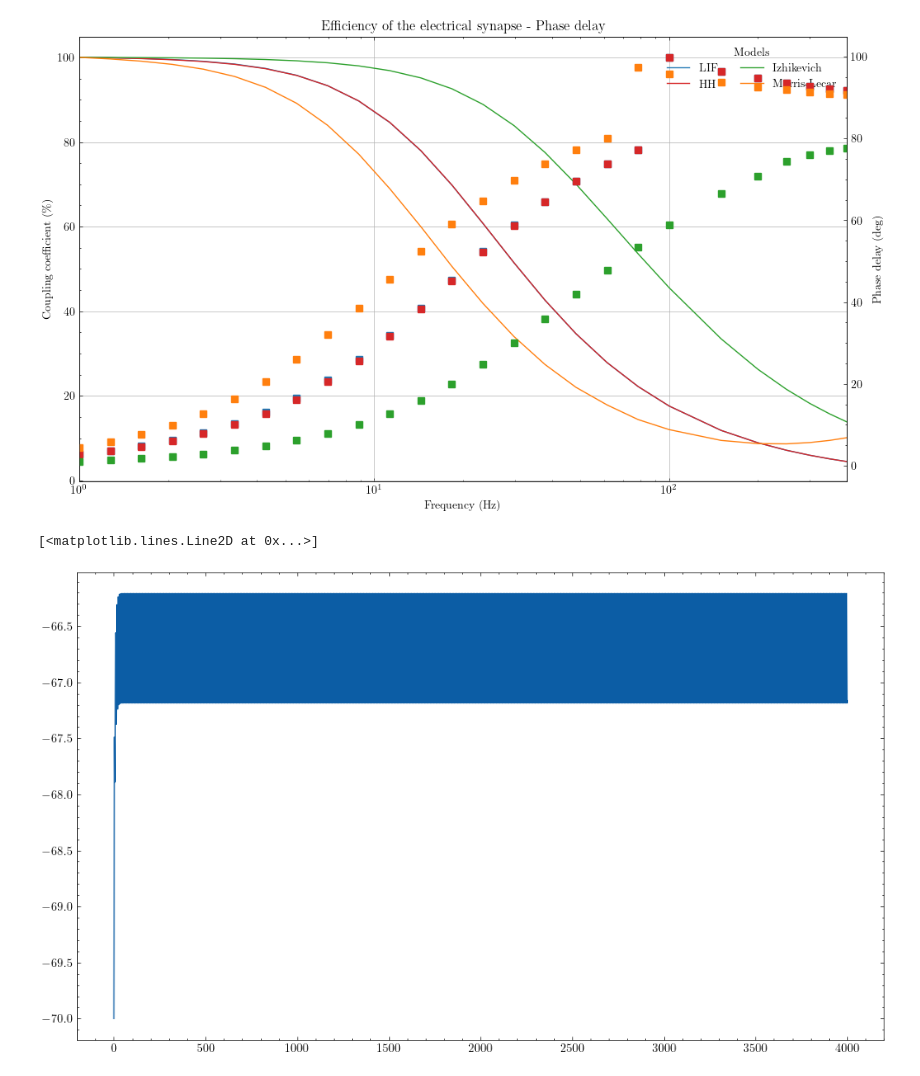
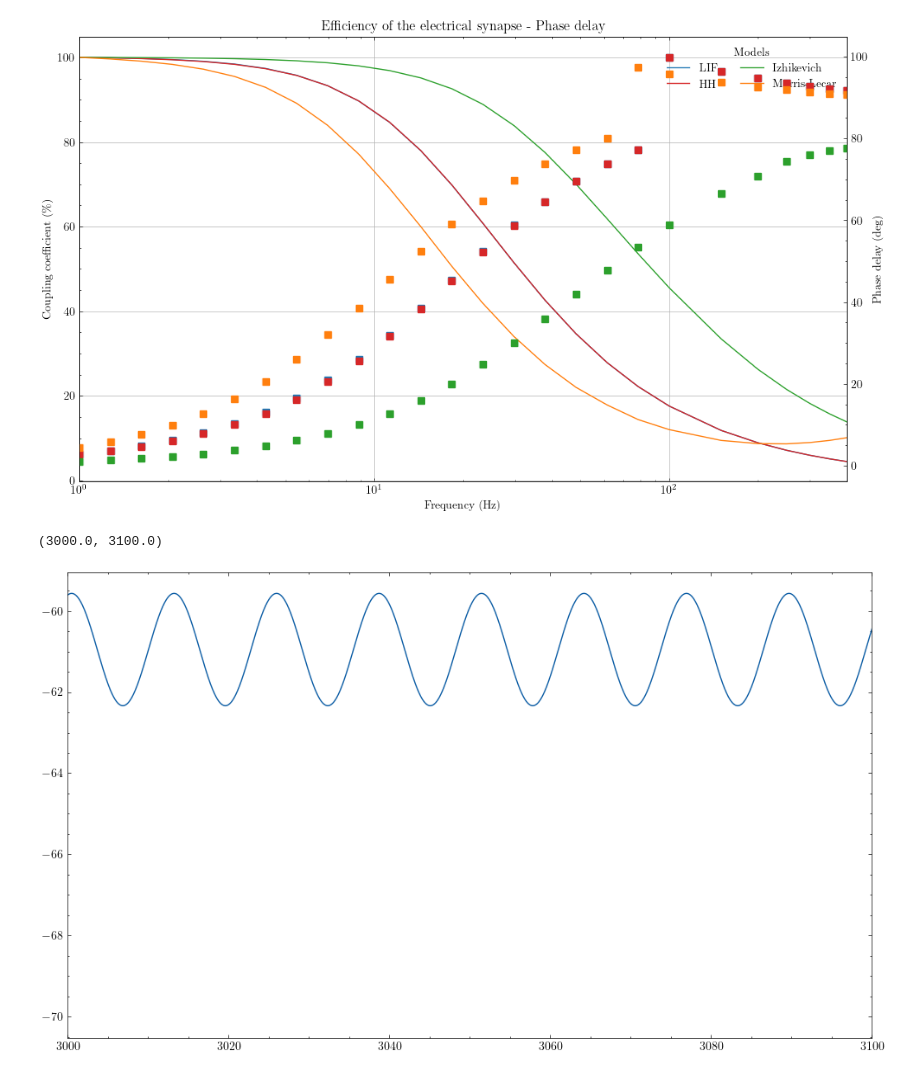
Before and after one commit to Sir-Bip-Bop/Gap-Junction-Coupling-Studies, a Jupyter notebook: efficiency.ipynb, the cells around one changed output. Cells and saved outputs as stored; diff of their text form; code cells hidden in the pictures.

```diff
--- a/efficiency.ipynb
+++ b/efficiency.ipynb
@@ -26,7 +26,12 @@ def phases(data,dt):
         if  (data[i-1,1] < data[i,1] and data[i,1] > data[i+1,1] ) or (data[i-1,1] > data[i,1] and data[i,1] < data[i+1,1]):
             points2[num_points2] = i * dt
             num_points2 = num_points2 +1
+        if points1[num_points1] < points2[num_points2]:
+            points2[num_points2] = 0
+            num_points2 = num_points2 -1
     time_dif = 0
+    if len(points1) != len(points2):
+        print('error')
     for i in range(0,num_points1-1):
         time_dif = time_dif + (points1[i] - points2[i])
     time_dif = time_dif/num_points1
@@ -300,11 +305,11 @@ ax1.grid()
 [figure]
 # %%
 time = np.linspace(0,t_final,int(t_final/dt))
-plt.plot(time,data_IZH_total_1[20,:])
-#plt.xlim(3000,3100)
+plt.plot(time,data_HH_total_1[18,:])
+plt.xlim(3000,3100)
 #plt.plot(time,data_HH_total_1[20,:])
 #plt.plot(time,data_IZH_total_2[20,:])
 #plt.plot(time,data_HH_total_2[20,:])
 # %% [output]
-[<matplotlib.lines.Line2D at 0x...>]
+(3000.0, 3100.0)
-[figure, old version]
+[figure, new version]
```
Also changed, not shown: 11 other files.
